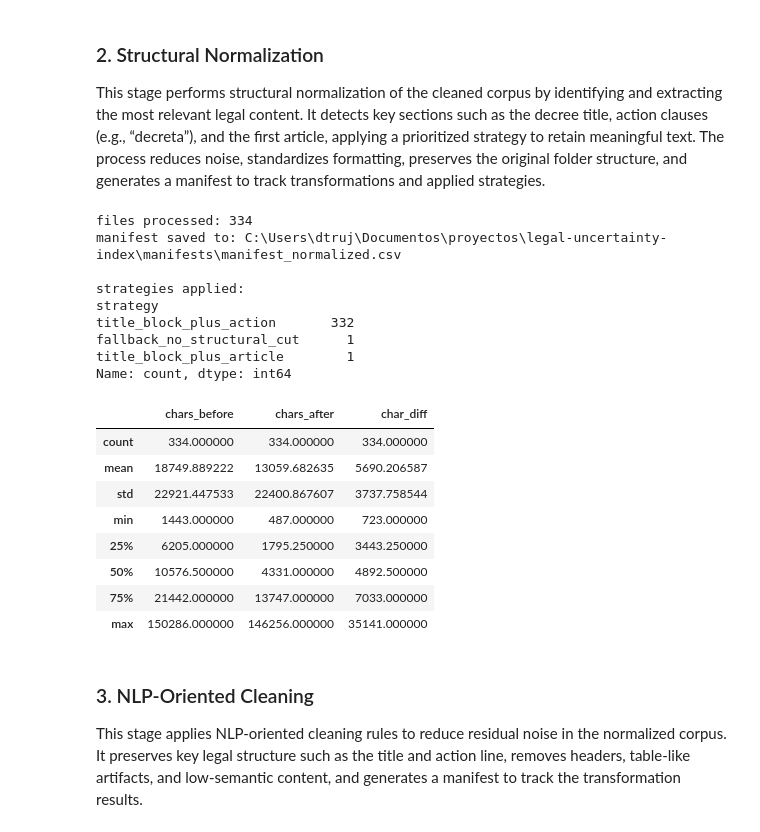
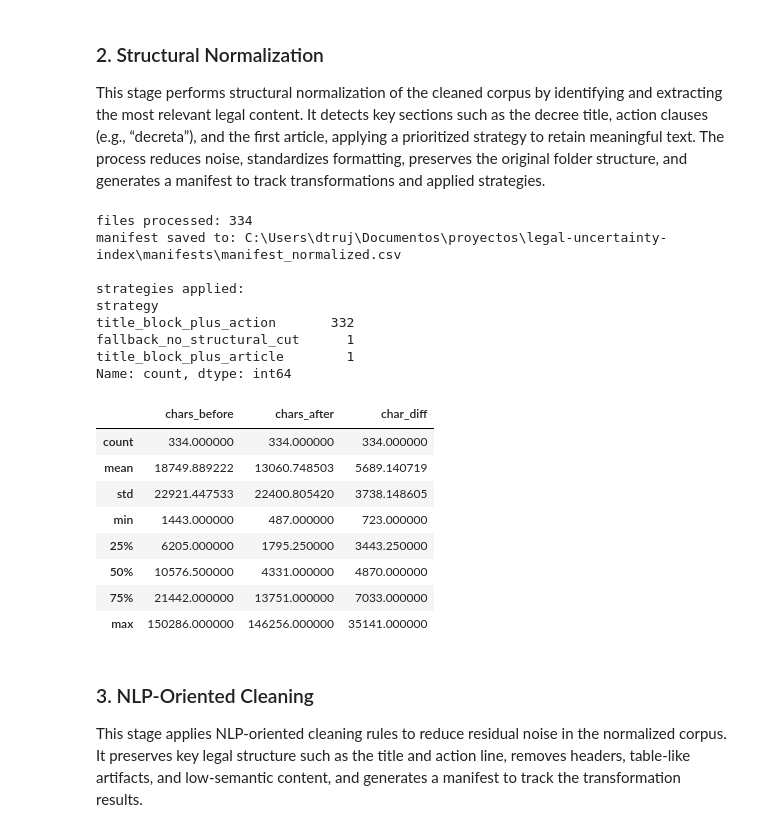
Before and after one commit to tbdorys/legal-uncertainty-index, a Jupyter notebook: notebooks/05_nlp_preprocessing.ipynb, the cells around one changed output. Cells and saved outputs as stored; diff of their text form; code cells hidden in the pictures.

```diff
--- a/notebooks/05_nlp_preprocessing.ipynb
+++ b/notebooks/05_nlp_preprocessing.ipynb
@@ -307,7 +305,7 @@ def normalize_text_structural(text: str):
     text = re.sub(r"#{2,}\s*page\s*\d+", " ", text)
 
     lines = text.split("\n")
-    lines = [line.strip() for line in lines if len(line.strip()) > 3]
+    lines = [line.strip() for line in lines if len(line.strip()) > 2]
     text = "\n".join(lines)
 
     text = re.sub(r" +", " ", text)
@@ -338,39 +336,39 @@ for txt_path in basic_files:
         "chars_before": len(text),
         "chars_after": len(norm_text),
         "char_diff": len(text) - len(norm_text),
         "lines_before": text.count("\n") + 1,
         "lines_after": norm_text.count("\n") + 1,
         "strategy": strategy,
         "status": "ok"
     })
 
 df_normalized = pd.DataFrame(rows)
 df_normalized.to_csv(NORMALIZED_MANIFEST_PATH, index=False, encoding="utf-8")
 
 print("files processed:", len(df_normalized))
 print("manifest saved to:", NORMALIZED_MANIFEST_PATH)
 print("\nstrategies applied:")
 print(df_normalized["strategy"].value_counts())
 
 display(df_normalized[["chars_before", "chars_after", "char_diff"]].describe())
 # %% [output]
 files processed: 334
 manifest saved to: C:\Users\dtruj\Documentos\proyectos\legal-uncertainty-index\manifests\manifest_normalized.csv
 
 strategies applied:
 strategy
 title_block_plus_action       332
 fallback_no_structural_cut      1
 title_block_plus_article        1
 Name: count, dtype: int64
 |  | chars_before | chars_after | char_diff |
 | count | 334.000000 | 334.000000 | 334.000000 |
-| mean | 18749.889222 | 13059.682635 | 5690.206587 |
-| std | 22921.447533 | 22400.867607 | 3737.758544 |
+| mean | 18749.889222 | 13060.748503 | 5689.140719 |
+| std | 22921.447533 | 22400.805420 | 3738.148605 |
 | min | 1443.000000 | 487.000000 | 723.000000 |
 | 25% | 6205.000000 | 1795.250000 | 3443.250000 |
-| 50% | 10576.500000 | 4331.000000 | 4892.500000 |
-| 75% | 21442.000000 | 13747.000000 | 7033.000000 |
+| 50% | 10576.500000 | 4331.000000 | 4870.000000 |
+| 75% | 21442.000000 | 13751.000000 | 7033.000000 |
 | max | 150286.000000 | 146256.000000 | 35141.000000 |
 # %% [markdown]
 ### 3. NLP-Oriented Cleaning
```
Also changed, not shown: parts of 8 cells of this notebook.
